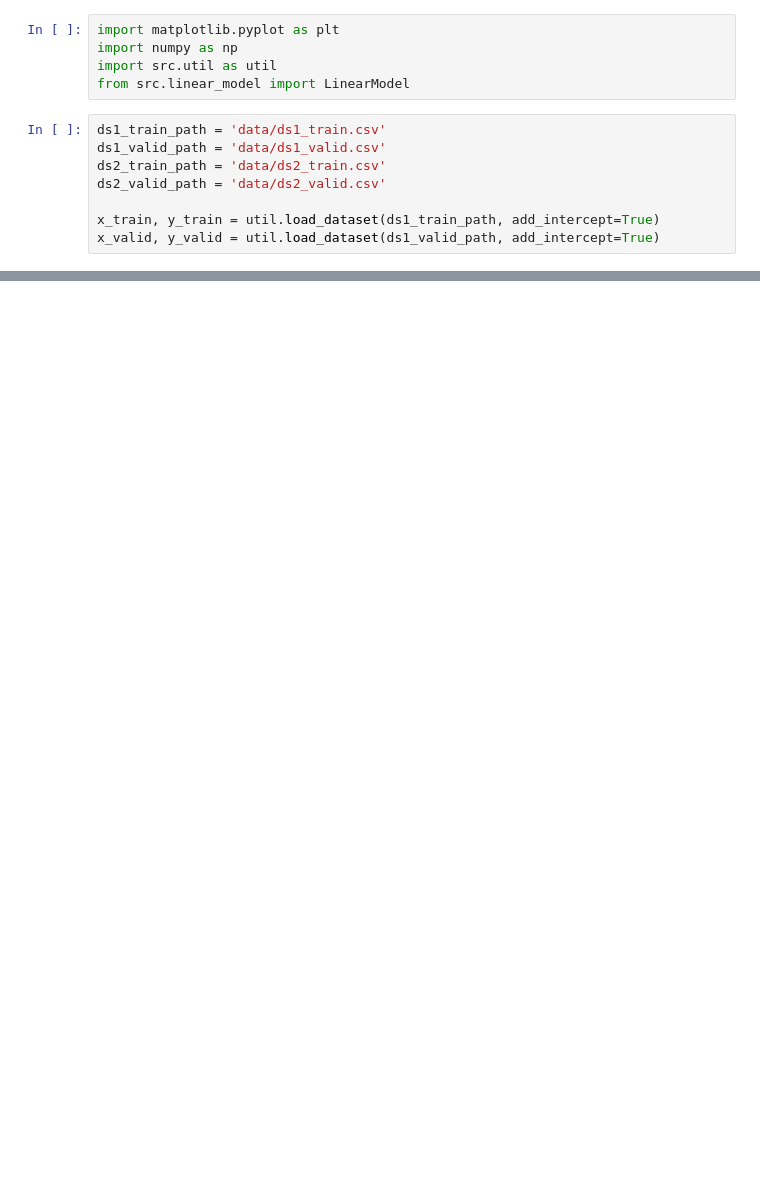
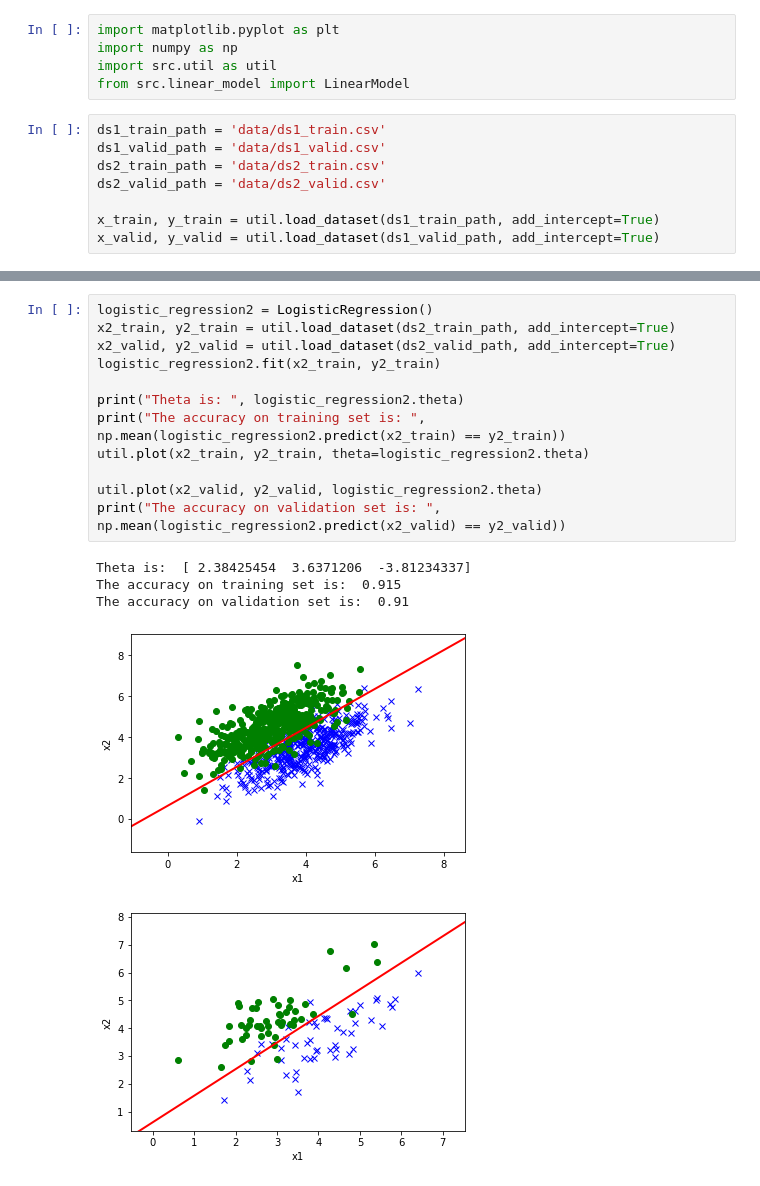
Before and after one commit to Anya-RB-Chen/cs229-2018-autumn, a Jupyter notebook: My Assignment/PS1/PS1-1b_Newton's_Mehod.ipynb, the cells around one changed output, grey strips where cells are left out. Cells and saved outputs as stored; diff of their text form; blank space fills up the shorter version.

```diff
--- a/My Assignment/PS1/PS1-1b_Newton's_Mehod.ipynb
+++ b/My Assignment/PS1/PS1-1b_Newton's_Mehod.ipynb
@@ -52,0 +93,18 @@ class LogisticRegression(LinearModel):
+# %%
+logistic_regression2 = LogisticRegression()
+x2_train, y2_train = util.load_dataset(ds2_train_path, add_intercept=True)
+x2_valid, y2_valid = util.load_dataset(ds2_valid_path, add_intercept=True)
+logistic_regression2.fit(x2_train, y2_train)
+
+print("Theta is: ", logistic_regression2.theta)
+print("The accuracy on training set is: ", np.mean(logistic_regression2.predict(x2_train) == y2_train))
+util.plot(x2_train, y2_train, theta=logistic_regression2.theta)
+
+util.plot(x2_valid, y2_valid, logistic_regression2.theta)
+print("The accuracy on validation set is: ", np.mean(logistic_regression2.predict(x2_valid) == y2_valid))
+# %% [output]
+Theta is:  [ 2.38425454  3.6371206  -3.81234337]
+The accuracy on training set is:  0.915
+The accuracy on validation set is:  0.91
+[figure, added]
+[figure, added]
```
Also changed, not shown: parts of 5 cells of this notebook, 7 other files.
